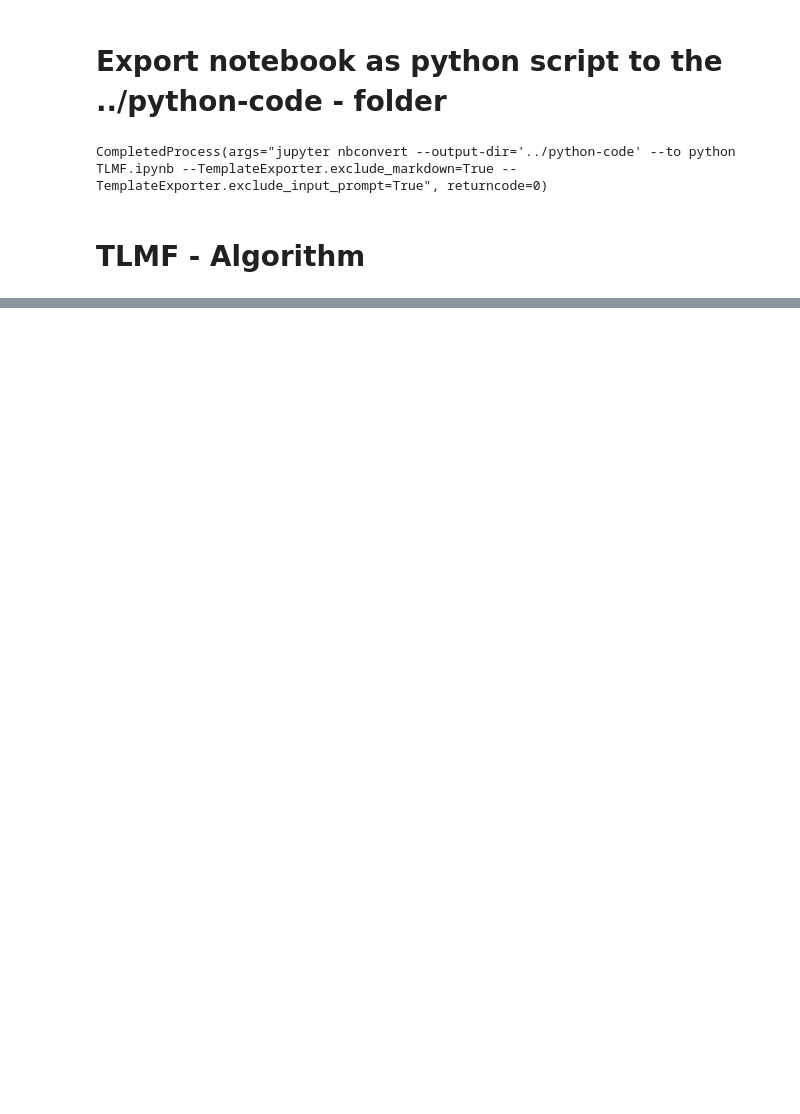
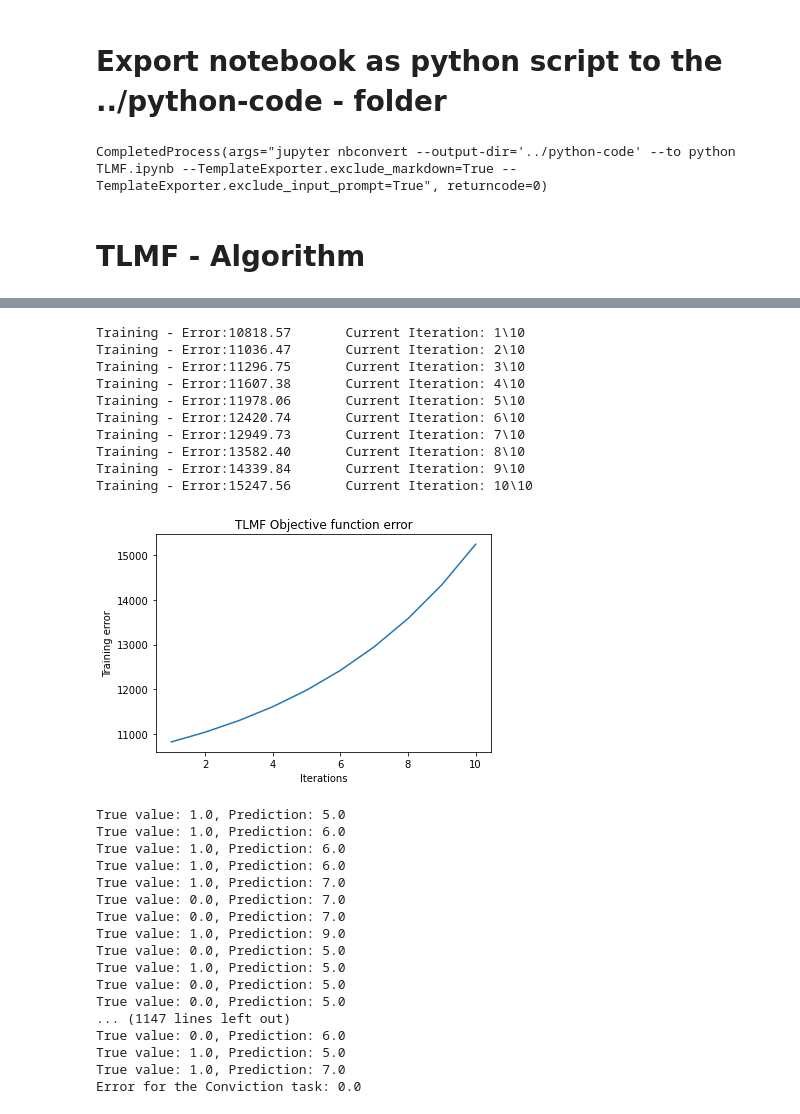
Before and after one commit to Ritsch1/bachelor-thesis, a Jupyter notebook: code/notebooks/TLMF.ipynb, the cells around one changed output, grey strips where cells are left out. Drawn from its saved outputs; the diff is of its cells as text; code cells hidden in the pictures; blank space fills up the shorter version.

Commit message:
Updated code to fix evaluation method in TLMF - class.

```diff
--- a/code/notebooks/TLMF.ipynb
+++ b/code/notebooks/TLMF.ipynb
@@ -191,6 +240,46 @@ class TLMF():
+# %%
+wtmf=wtmf
+rmh=rmh
+d=20
+training_iterations=10
+random_seed=12
+print_frequency=1
+r=0.02
+l=0.01
+alpha=0.01
+n=3
 # %%
-tlmf = TLMF(wtmf, rmh)
-train_error = tlmf.train(d, training_iterations, random_seed, print_frequency, r, l, alpha, n)
+tlmf = TLMF(wtmf, rmh, mode="Conviction")
+train_error = tlmf.train(d, training_iterations, random_seed    , print_frequency, r, l, alpha, n, tlmf.mode_)
 tlmf.plot_training_error(train_error, title="TLMF Objective function error", xlabel="Iterations", ylabel="Training error")
 test_result = tlmf.evaluate()
-print(f"Error for task {test_result[1]} : {test_result[0]}")
+print(f"Error for the {tlmf.mode_} task: {test_result}")
+# %% [output]
+Training - Error:10818.57       Current Iteration: 1\10
+Training - Error:11036.47       Current Iteration: 2\10
+Training - Error:11296.75       Current Iteration: 3\10
+Training - Error:11607.38       Current Iteration: 4\10
+Training - Error:11978.06       Current Iteration: 5\10
+Training - Error:12420.74       Current Iteration: 6\10
+Training - Error:12949.73       Current Iteration: 7\10
+Training - Error:13582.40       Current Iteration: 8\10
+Training - Error:14339.84       Current Iteration: 9\10
+Training - Error:15247.56       Current Iteration: 10\10
+[figure, added]
+True value: 1.0, Prediction: 5.0
+True value: 1.0, Prediction: 6.0
+True value: 1.0, Prediction: 6.0
+True value: 1.0, Prediction: 6.0
+True value: 1.0, Prediction: 7.0
+True value: 0.0, Prediction: 7.0
+True value: 0.0, Prediction: 7.0
+True value: 1.0, Prediction: 9.0
+True value: 0.0, Prediction: 5.0
+True value: 1.0, Prediction: 5.0
+True value: 0.0, Prediction: 5.0
+True value: 0.0, Prediction: 5.0
+... (1147 lines left out)
+True value: 0.0, Prediction: 6.0
+True value: 1.0, Prediction: 5.0
+True value: 1.0, Prediction: 7.0
+Error for the Conviction task: 0.0
```
Also changed, not shown: parts of 3 cells of this notebook, 3 other files.
